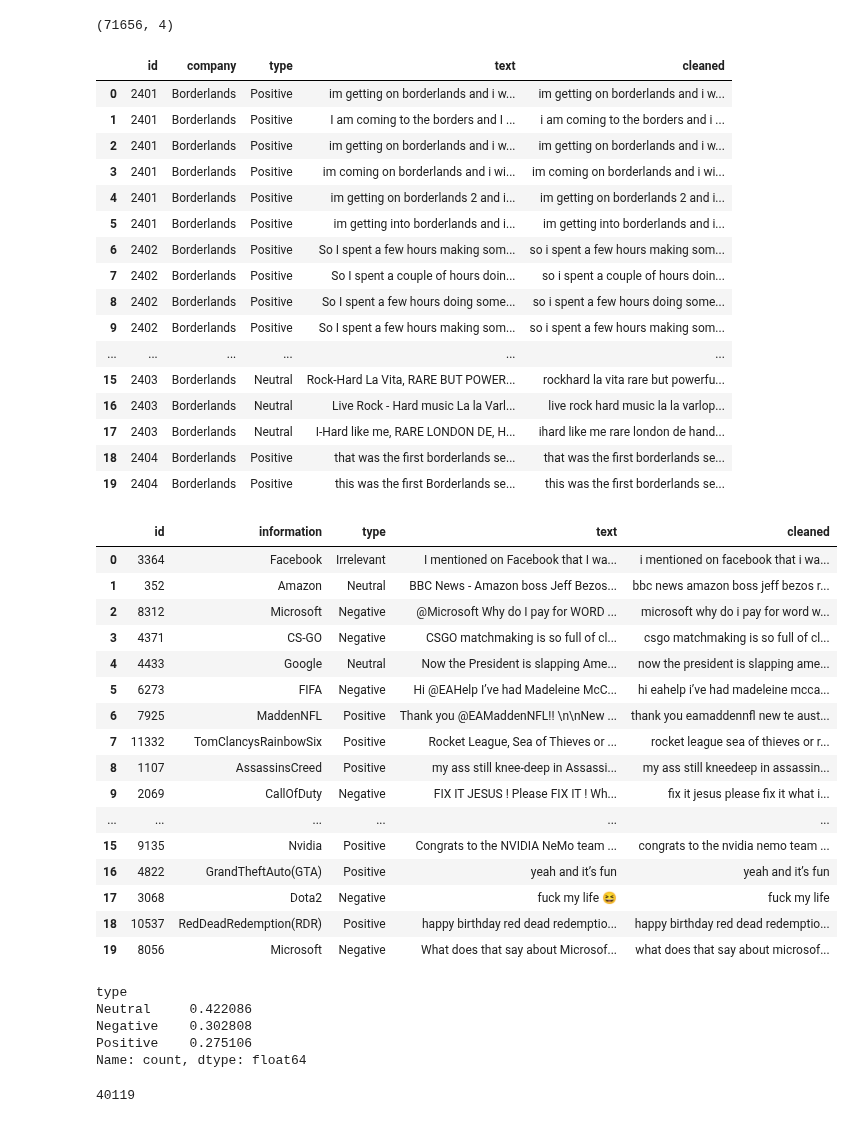
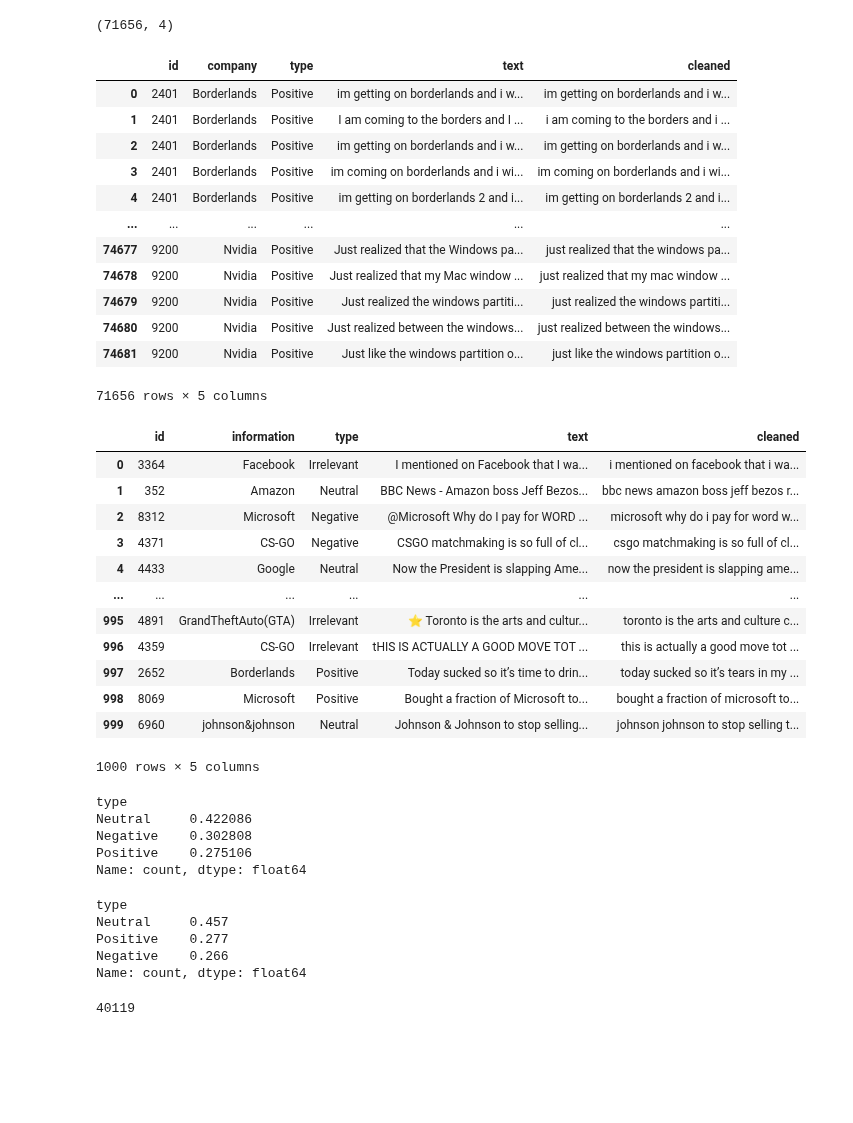
Before and after one commit to Hamidreza-Sj/Twitter-Sentiment-Analysis, a Jupyter notebook: ML approaches.ipynb, the cells around one changed output. Saved outputs shown, nothing was run; the diff lists cells and outputs as text; code cells hidden in the pictures; blank space fills up the shorter version.

Commit message:
modify train-test split

```diff
--- a/ML approaches.ipynb
+++ b/ML approaches.ipynb
@@ -207,7 +209,7 @@ val_data['cleaned'] = val_data['text'].apply(preprocess_text)
 pd.set_option('display.max_colwidth', None)
 pd.set_option('display.width', 1000)
 
-train_data.head(20)
+train_data
 # %% [output]
 |  | id | company | type | text | cleaned |
 | 0 | 2401 | Borderlands | Positive | im getting on borderlands and i w... | im getting on borderlands and i w... |
@@ -215,40 +217,32 @@ train_data.head(20)
 | 2 | 2401 | Borderlands | Positive | im getting on borderlands and i w... | im getting on borderlands and i w... |
 | 3 | 2401 | Borderlands | Positive | im coming on borderlands and i wi... | im coming on borderlands and i wi... |
 | 4 | 2401 | Borderlands | Positive | im getting on borderlands 2 and i... | im getting on borderlands 2 and i... |
-| 5 | 2401 | Borderlands | Positive | im getting into borderlands and i... | im getting into borderlands and i... |
-| 6 | 2402 | Borderlands | Positive | So I spent a few hours making som... | so i spent a few hours making som... |
-| 7 | 2402 | Borderlands | Positive | So I spent a couple of hours doin... | so i spent a couple of hours doin... |
-| 8 | 2402 | Borderlands | Positive | So I spent a few hours doing some... | so i spent a few hours doing some... |
-| 9 | 2402 | Borderlands | Positive | So I spent a few hours making som... | so i spent a few hours making som... |
 | ... | ... | ... | ... | ... | ... |
-| 15 | 2403 | Borderlands | Neutral | Rock-Hard La Vita, RARE BUT POWER... | rockhard la vita rare but powerfu... |
-| 16 | 2403 | Borderlands | Neutral | Live Rock - Hard music La la Varl... | live rock hard music la la varlop... |
-| 17 | 2403 | Borderlands | Neutral | I-Hard like me, RARE LONDON DE, H... | ihard like me rare london de hand... |
-| 18 | 2404 | Borderlands | Positive | that was the first borderlands se... | that was the first borderlands se... |
-| 19 | 2404 | Borderlands | Positive | this was the first Borderlands se... | this was the first borderlands se... |
+| 74677 | 9200 | Nvidia | Positive | Just realized that the Windows pa... | just realized that the windows pa... |
+| 74678 | 9200 | Nvidia | Positive | Just realized that my Mac window ... | just realized that my mac window ... |
+| 74679 | 9200 | Nvidia | Positive | Just realized the windows partiti... | just realized the windows partiti... |
+| 74680 | 9200 | Nvidia | Positive | Just realized between the windows... | just realized between the windows... |
+| 74681 | 9200 | Nvidia | Positive | Just like the windows partition o... | just like the windows partition o... |
+71656 rows × 5 columns
 # %%
 pd.set_option('display.max_colwidth', None)
 pd.set_option('display.width', 1000)
 
-val_data.head(20)
+val_data
 # %% [output]
 |  | id | information | type | text | cleaned |
 | 0 | 3364 | Facebook | Irrelevant | I mentioned on Facebook that I wa... | i mentioned on facebook that i wa... |
 | 1 | 352 | Amazon | Neutral | BBC News - Amazon boss Jeff Bezos... | bbc news amazon boss jeff bezos r... |
 | 2 | 8312 | Microsoft | Negative | @Microsoft Why do I pay for WORD ... | microsoft why do i pay for word w... |
 | 3 | 4371 | CS-GO | Negative | CSGO matchmaking is so full of cl... | csgo matchmaking is so full of cl... |
 | 4 | 4433 | Google | Neutral | Now the President is slapping Ame... | now the president is slapping ame... |
-| 5 | 6273 | FIFA | Negative | Hi @EAHelp I’ve had Madeleine McC... | hi eahelp i’ve had madeleine mcca... |
-| 6 | 7925 | MaddenNFL | Positive | Thank you @EAMaddenNFL!! \n\nNew ... | thank you eamaddennfl new te aust... |
-| 7 | 11332 | TomClancysRainbowSix | Positive | Rocket League, Sea of Thieves or ... | rocket league sea of thieves or r... |
-| 8 | 1107 | AssassinsCreed | Positive | my ass still knee-deep in Assassi... | my ass still kneedeep in assassin... |
-| 9 | 2069 | CallOfDuty | Negative | FIX IT JESUS ! Please FIX IT ! Wh... | fix it jesus please fix it what i... |
 | ... | ... | ... | ... | ... | ... |
-| 15 | 9135 | Nvidia | Positive | Congrats to the NVIDIA NeMo team ... | congrats to the nvidia nemo team ... |
-| 16 | 4822 | GrandTheftAuto(GTA) | Positive | yeah and it’s fun | yeah and it’s fun |
-| 17 | 3068 | Dota2 | Negative | fuck my life 😆 | fuck my life |
-| 18 | 10537 | RedDeadRedemption(RDR) | Positive | happy birthday red dead redemptio... | happy birthday red dead redemptio... |
-| 19 | 8056 | Microsoft | Negative | What does that say about Microsof... | what does that say about microsof... |
+| 995 | 4891 | GrandTheftAuto(GTA) | Irrelevant | ⭐️ Toronto is the arts and cultur... | toronto is the arts and culture c... |
+| 996 | 4359 | CS-GO | Irrelevant | tHIS IS ACTUALLY A GOOD MOVE TOT ... | this is actually a good move tot ... |
+| 997 | 2652 | Borderlands | Positive | Today sucked so it’s time to drin... | today sucked so it’s tears in my ... |
+| 998 | 8069 | Microsoft | Positive | Bought a fraction of Microsoft to... | bought a fraction of microsoft to... |
+| 999 | 6960 | johnson&johnson | Neutral | Johnson & Johnson to stop selling... | johnson johnson to stop selling t... |
+1000 rows × 5 columns
 # %%
 train_data['type'] = train_data['type'].replace('Irrelevant', 'Neutral')
 val_data['type'] = val_data['type'].replace('Irrelevant', 'Neutral')
@@ -260,6 +254,14 @@ Neutral     0.422086
 Negative    0.302808
 Positive    0.275106
 Name: count, dtype: float64
+# %%
+val_data['type'].value_counts() / len(val_data)
+# %% [output]
+type
+Neutral     0.457
+Positive    0.277
+Negative    0.266
+Name: count, dtype: float64
 # %%
 tokens_text = [word_tokenize((word)) for word in train_data['cleaned']]
 tokens_counter = [item for sublist in tokens_text for item in sublist]
```
Also changed, not shown: parts of 4 cells of this notebook.
